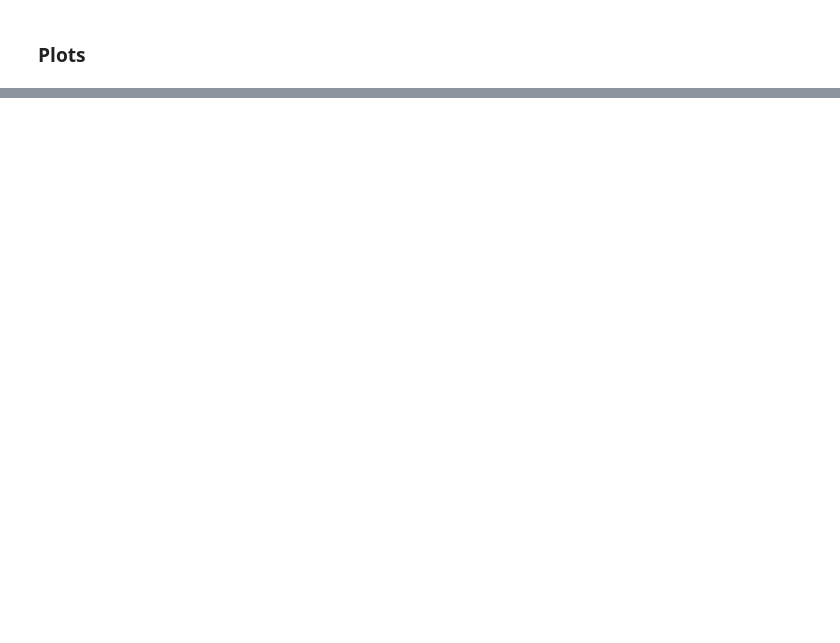
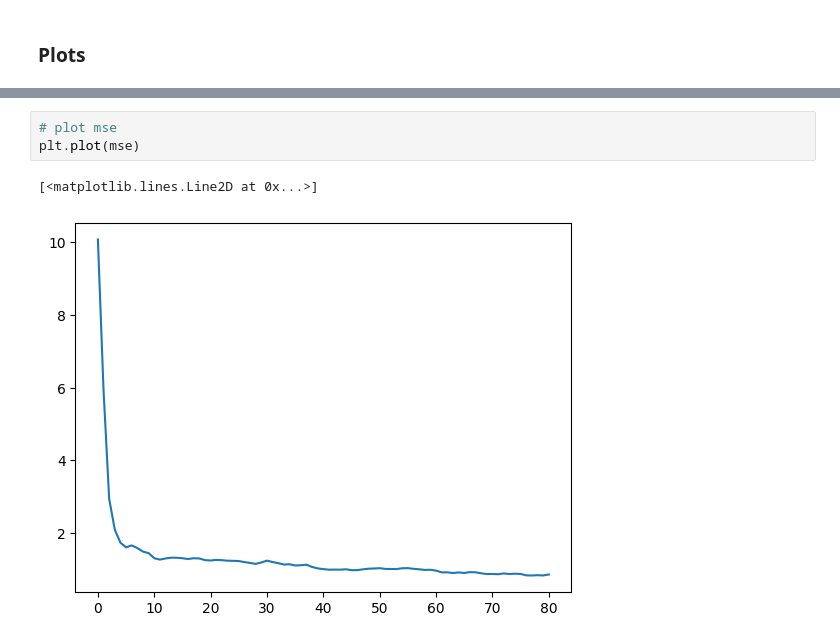
Before and after one commit to YingruWuGit/BCMIX_RL, a Jupyter notebook: without_change.ipynb, the cells around one changed output, grey strips where cells are left out. Drawn from its saved outputs; the diff is of its cells as text; blank space fills up the shorter version.

```diff
--- a/without_change.ipynb
+++ b/without_change.ipynb
@@ -70,0 +78,6 @@ plt.plot(np.cumsum(regrets))
+# %%
+# plot mse
+plt.plot(mse)
+# %% [output]
+[<matplotlib.lines.Line2D at 0x...>]
+[figure, added]
```
Also changed, not shown: parts of 6 cells of this notebook, 1 other file.
